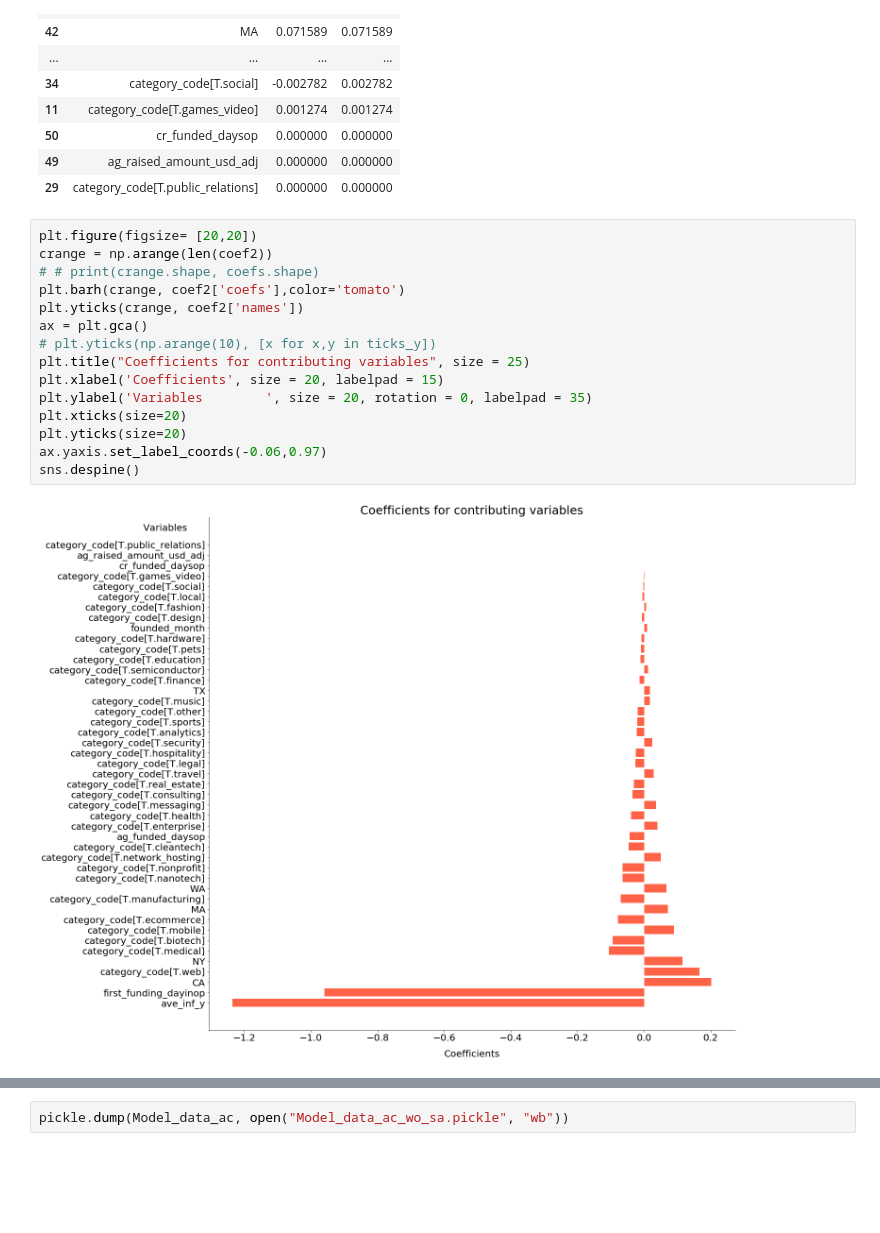
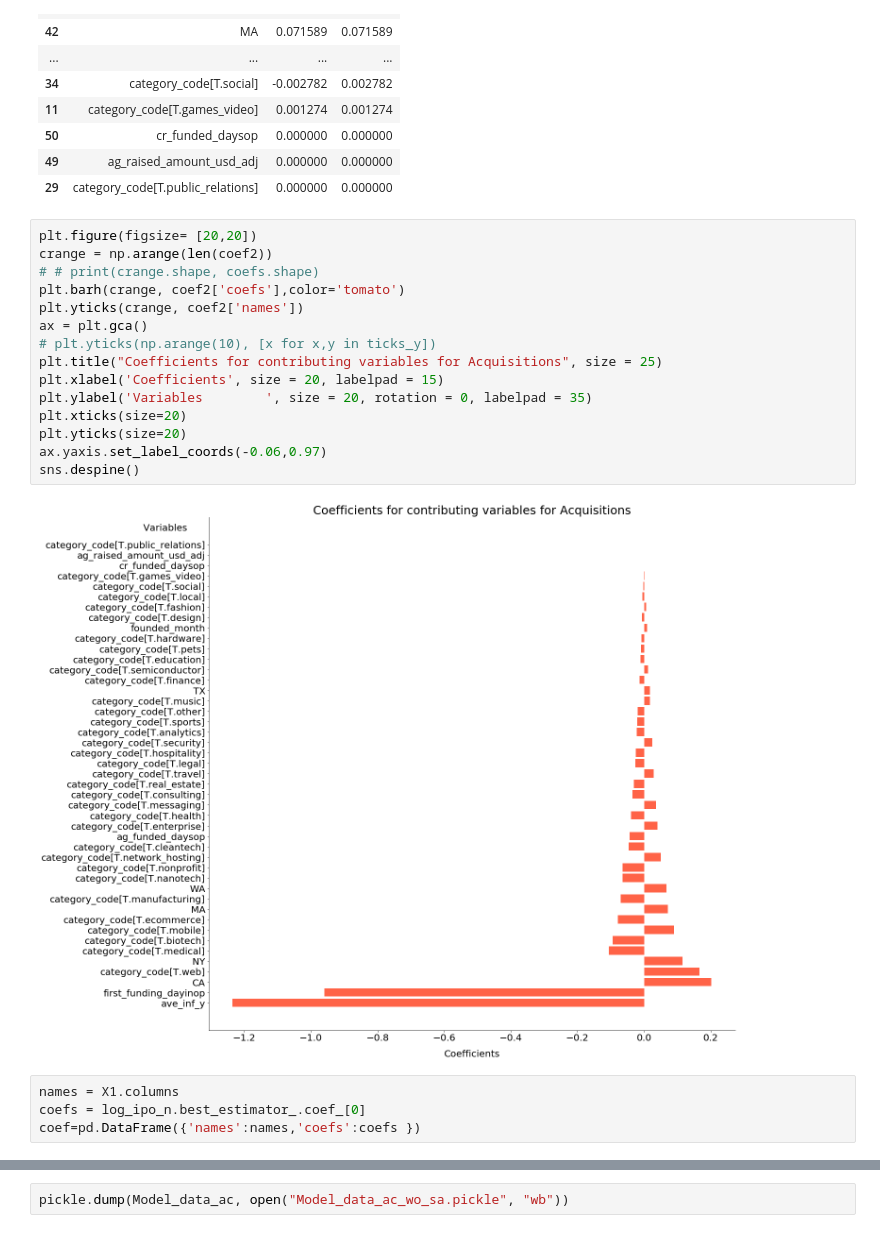
Before and after one commit to mcarolinag/start-up-classification, a Jupyter notebook: Model with more variables without Series A adjusting for inflation w GridSearchCV - df fix.ipynb, the cells around one changed output, grey strips where cells are left out. Saved outputs shown, nothing was run; the diff lists cells and outputs as text; blank space fills up the shorter version.

```diff
--- a/Model with more variables without Series A adjusting for inflation w GridSearchCV - df fix.ipynb
+++ b/Model with more variables without Series A adjusting for inflation w GridSearchCV - df fix.ipynb
@@ -826,17 +838,21 @@ coef2
 # %%
 plt.figure(figsize= [20,20])
 crange = np.arange(len(coef2))
 # # print(crange.shape, coefs.shape)
 plt.barh(crange, coef2['coefs'],color='tomato')
 plt.yticks(crange, coef2['names'])
 ax = plt.gca()
 # plt.yticks(np.arange(10), [x for x,y in ticks_y])
-plt.title("Coefficients for contributing variables", size = 25)
+plt.title("Coefficients for contributing variables for Acquisitions", size = 25)
 plt.xlabel('Coefficients', size = 20, labelpad = 15)
 plt.ylabel('Variables        ', size = 20, rotation = 0, labelpad = 35)
 plt.xticks(size=20)
 plt.yticks(size=20)
 ax.yaxis.set_label_coords(-0.06,0.97)
 sns.despine()
 # %% [output]
-[figure, old version]
+[figure, new version]
+# %%
+names = X1.columns
+coefs = log_ipo_n.best_estimator_.coef_[0]
+coef=pd.DataFrame({'names':names,'coefs':coefs })
```
Also changed, not shown: parts of 19 cells of this notebook, 1 other file.
